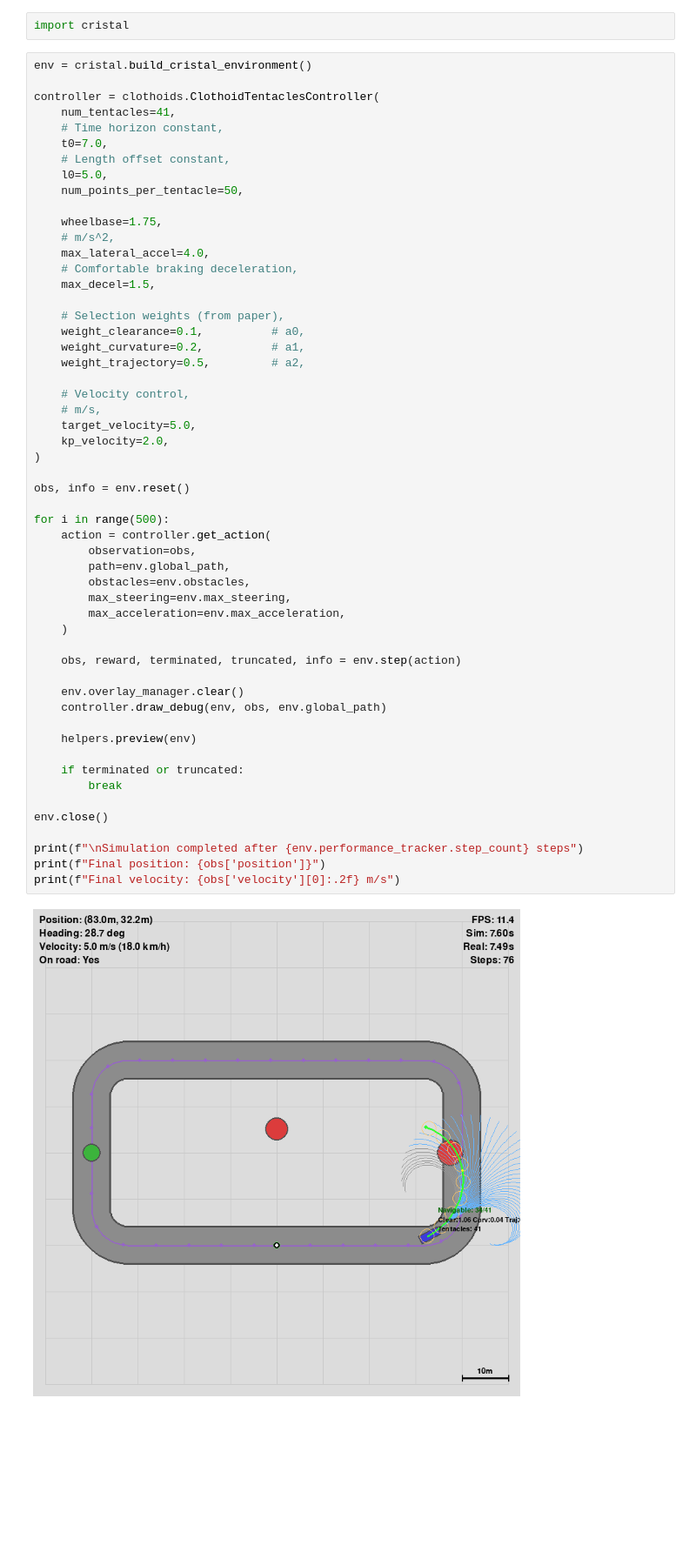
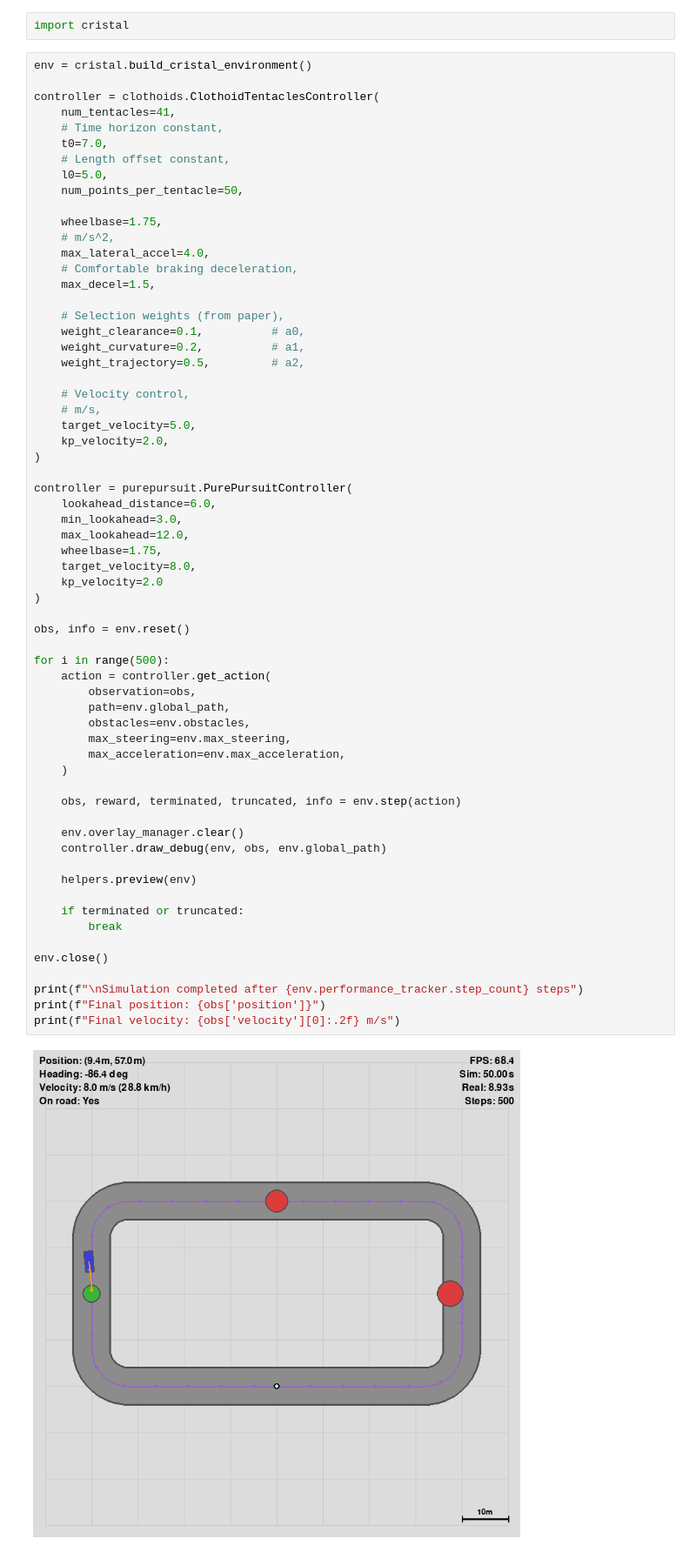
Before and after one commit to raideno/gymnasium-driving, a Jupyter notebook: index.ipynb, the cells around one changed output. Shown at 87% size. Cells and saved outputs as stored; diff of their text form; blank space fills up the shorter version.

Commit message:
chore: simplify pure pursuit algorithm

```diff
--- a/index.ipynb
+++ b/index.ipynb
@@ -147,31 +144,40 @@ controller = clothoids.ClothoidTentaclesController(
     kp_velocity=2.0,
 )
 
+controller = purepursuit.PurePursuitController(
+    lookahead_distance=6.0,
+    min_lookahead=3.0,
+    max_lookahead=12.0,
+    wheelbase=1.75,
+    target_velocity=8.0,
+    kp_velocity=2.0
+)
+
 obs, info = env.reset()
 
 for i in range(500):
     action = controller.get_action(
         observation=obs,
         path=env.global_path,
         obstacles=env.obstacles,
         max_steering=env.max_steering,
         max_acceleration=env.max_acceleration,
     )
 
     obs, reward, terminated, truncated, info = env.step(action)
 
     env.overlay_manager.clear()
     controller.draw_debug(env, obs, env.global_path)
 
     helpers.preview(env)
 
     if terminated or truncated:
         break
 
 env.close()
 
 print(f"\nSimulation completed after {env.performance_tracker.step_count} steps")
 print(f"Final position: {obs['position']}")
 print(f"Final velocity: {obs['velocity'][0]:.2f} m/s")
 # %% [output]
-[figure, old version]
+[figure, new version]
```
Also changed, not shown: parts of 2 cells of this notebook, 2 other files.
